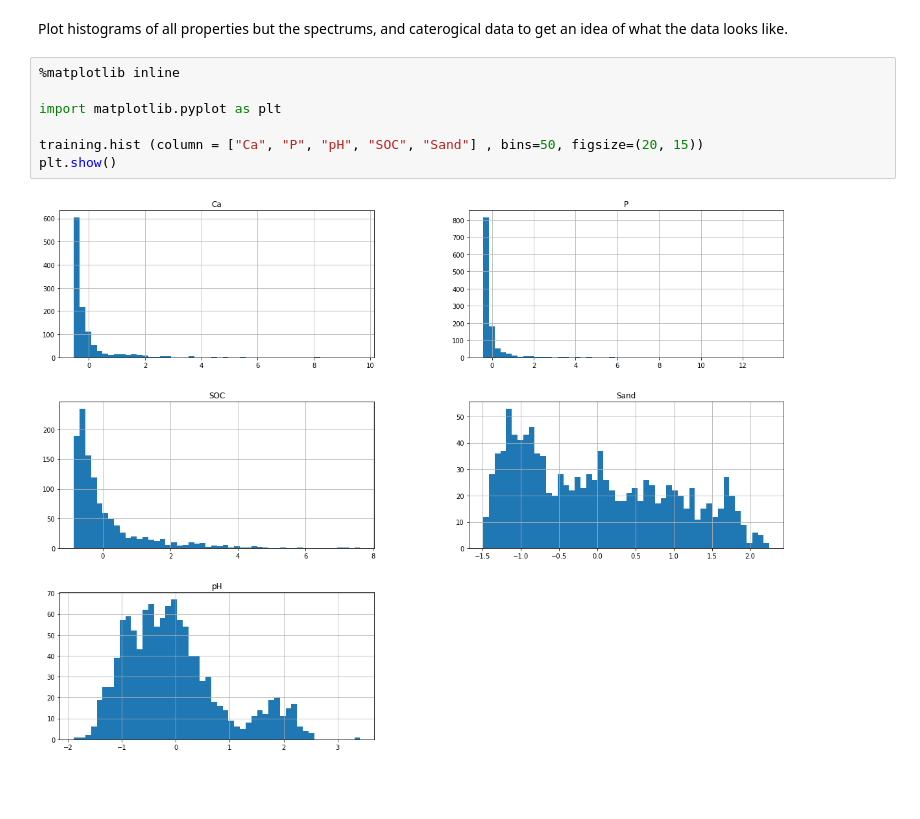
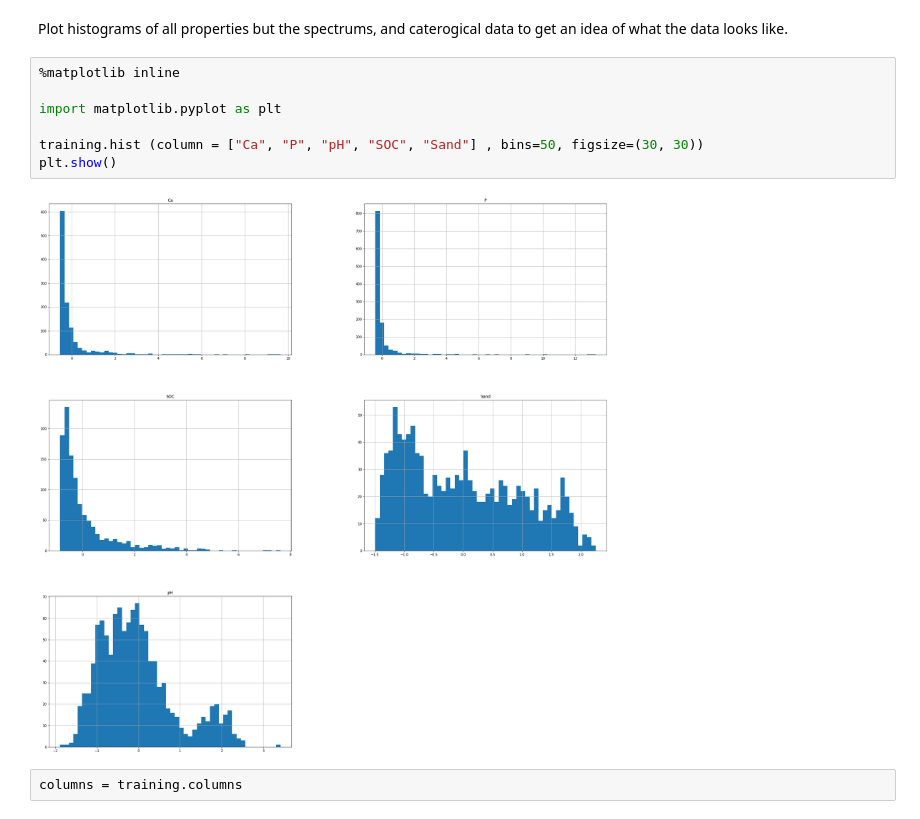
Before and after one commit to patorikku4life/MachineLearning, a Jupyter notebook: SoilAnalysis/SoilAnalysis.ipynb, the cells around one changed output. Saved outputs shown, nothing was run; the diff lists cells and outputs as text; blank space fills up the shorter version.

```diff
--- a/SoilAnalysis/SoilAnalysis.ipynb
+++ b/SoilAnalysis/SoilAnalysis.ipynb
@@ -74,9 +74,11 @@ Plot histograms of all properties but the spectrums, and caterogical data to get
 # %%
 %matplotlib inline
 
 import matplotlib.pyplot as plt
 
-training.hist (column = ["Ca", "P", "pH", "SOC", "Sand"] , bins=50, figsize=(20, 15))
+training.hist (column = ["Ca", "P", "pH", "SOC", "Sand"] , bins=50, figsize=(30, 30))
 plt.show()
 # %% [output]
-[figure, old version]
+[figure, new version]
+# %%
+columns = training.columns
```
Also changed, not shown: parts of 3 cells of this notebook.
